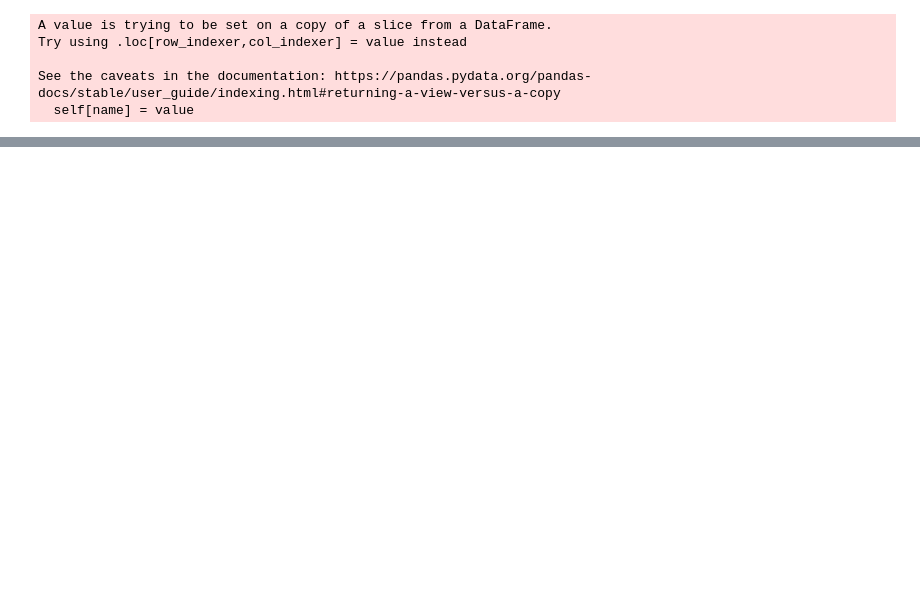
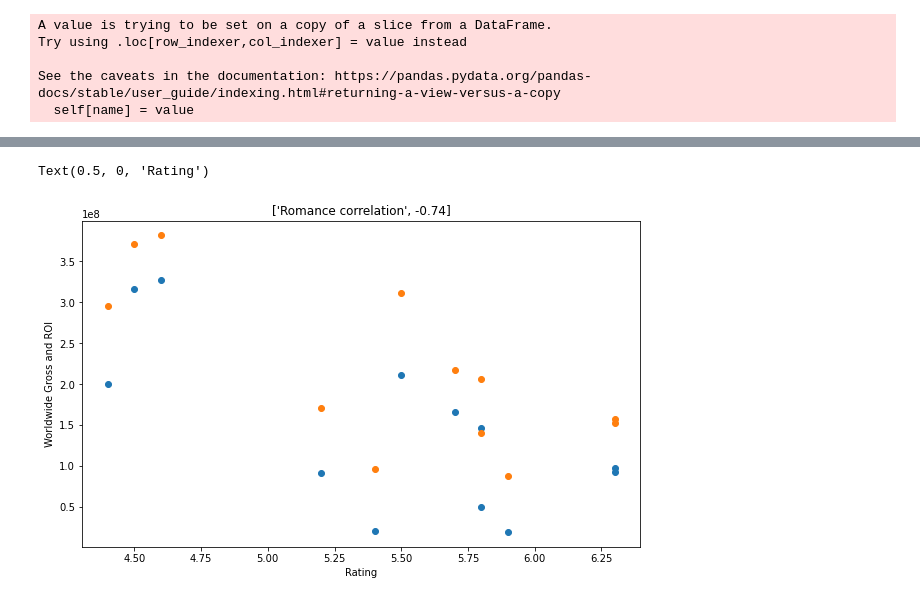
Before and after one commit to learn-co-curriculum/dsc-phase-1-project-v2-4, a Jupyter notebook: student-Copy1.ipynb, the cells around one changed output, grey strips where cells are left out. Saved outputs shown, nothing was run; the diff lists cells and outputs as text; code cells hidden in the pictures; blank space fills up the shorter version.

Commit message:
scatterplot update

```diff
--- a/student-Copy1.ipynb
+++ b/student-Copy1.ipynb
@@ -281,0 +318,3 @@ df_newdata.head()
+# %%
+#Exploding column with multiple genre identifiers into rows with single genre identifiers
+low_ranking = low_ranking.explode('genres')
@@ -281,0 +333,9 @@ df_newdata.head()
+# %%
+#converting gross columns into integer datatype
+low_ranking.domestic_gross = low_ranking.domestic_gross.str.replace('$','').str.replace(',','')
+# replacing $ and , characters in production_budget column
+low_ranking.worldwide_gross = low_ranking.worldwide_gross.str.replace('$','').str.replace(',','')
+
+# casting to integer so we can filter based on production budget is
+low_ranking.domestic_gross = low_ranking.domestic_gross.astype(int)
+low_ranking.worldwide_gross = low_ranking.worldwide_gross.astype(int)
@@ -281,0 +353,8 @@ df_newdata.head()
+# %%
+# ROI is calculated by subtracting the beginning value from the current value
+# and then dividing the number by the beginning value.
+
+# need column showing profit
+
+low_ranking['roi'] = (low_ranking['worldwide_gross'] - low_ranking['production_budget'])/low_ranking['production_budget']
+low_ranking.head()
@@ -281,0 +368,3 @@ df_newdata.head()
+# %%
+low_ranking['profit'] = (low_ranking['worldwide_gross'] - low_ranking['production_budget'])
+low_ranking.head()
@@ -281,0 +380,22 @@ df_newdata.head()
+# %%
+figure, ax = plt.subplots(figsize=(10, 6))
+scatter_plot_title = 'Romance correlation'
+rating_label = 'Rating'
+metric_label = 'Profit'
+
+ax.scatter(x= 'averagerating', y= 'profit', data = low_ranking[low_ranking['genres'] == 'Romance'])
+ax.set_title([scatter_plot_title, low_ranking[low_ranking.genres=='Romance'].corr().loc['profit'][0].round(2)])
+ax.set_ylabel(metric_label)
+ax.set_xlabel(rating_label)
+
+scatter_plot_title = 'Romance correlation'
+rating_label = 'Rating'
+metric_label = 'Worldwide Gross and ROI'
+
+ax.scatter(x= 'averagerating', y= 'worldwide_gross', data = low_ranking[low_ranking['genres'] == 'Romance'])
+ax.set_title([scatter_plot_title, low_ranking[low_ranking.genres=='Romance'].corr().loc['worldwide_gross'][0].round(2)])
+ax.set_ylabel(metric_label)
+ax.set_xlabel(rating_label)
+# %% [output]
+Text(0.5, 0, 'Rating')
+[figure, added]
```
Also changed, not shown: parts of 33 cells of this notebook.
